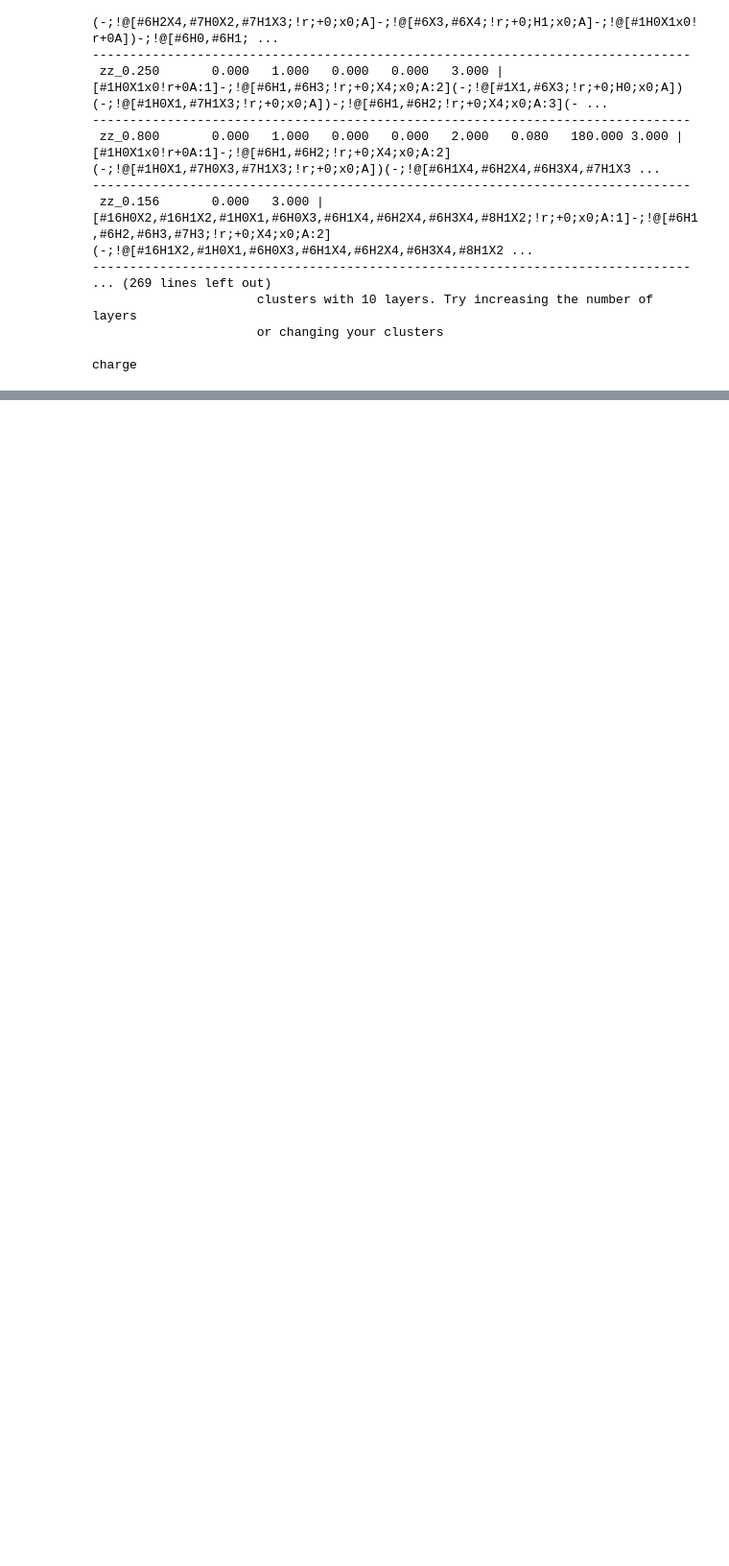
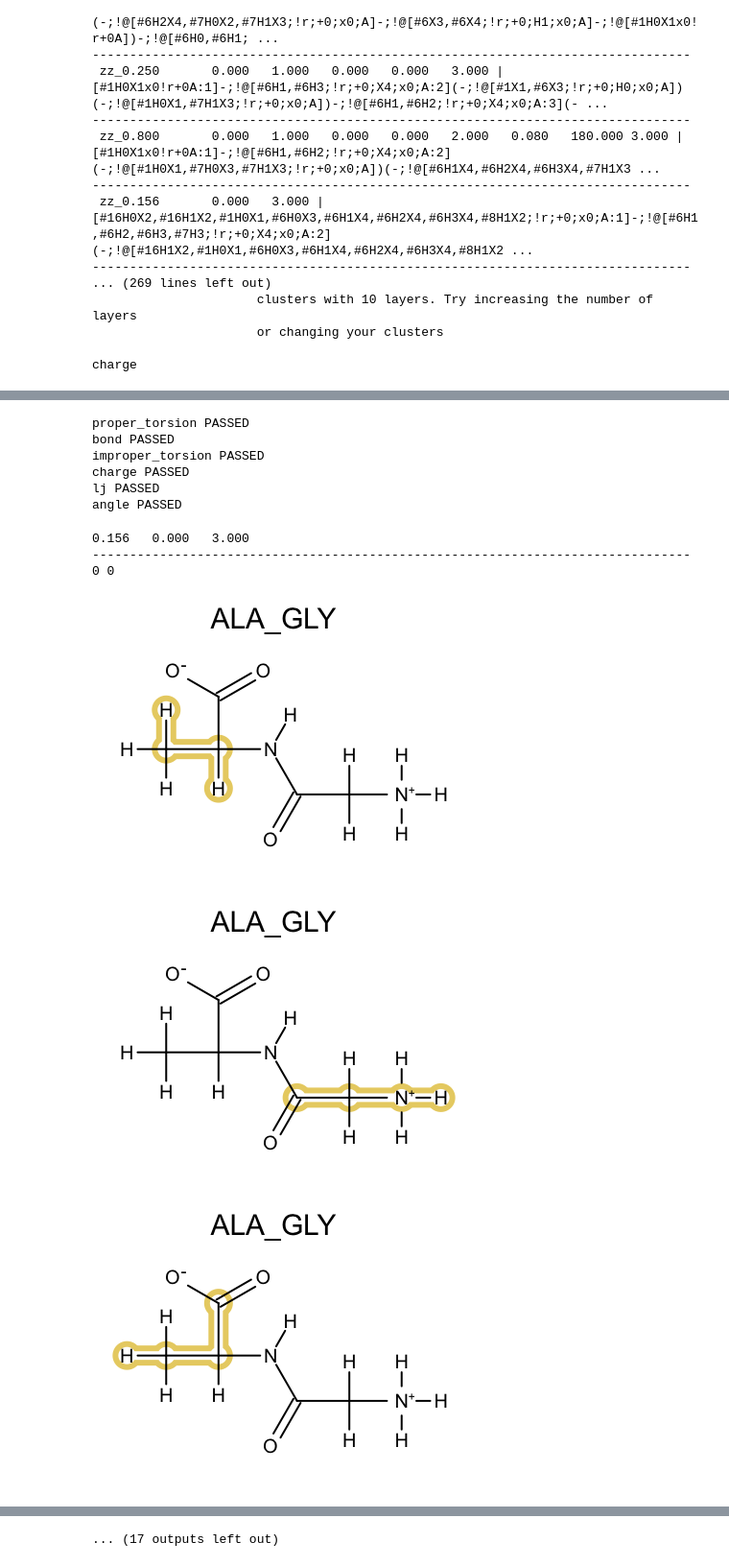
Before and after one commit to MobleyLab/chemper, a Jupyter notebook: examples/typing_proteins/Making_proteins.ipynb, the cells around one changed output, grey strips where cells are left out. Shown at 96% size. Drawn from its saved outputs; the diff is of its cells as text; code cells hidden in the pictures; blank space fills up the shorter version.

```diff
--- a/examples/typing_proteins/Making_proteins.ipynb
+++ b/examples/typing_proteins/Making_proteins.ipynb
@@ -534,0 +773,37 @@ charge
+# %%
+for label, output in smirs.items():
+    if not output.checks:
+        print(label, 'FAILED to make smirks')
+        continue
+    print(label, 'PASSED')
+# %% [output]
+proper_torsion PASSED
+bond PASSED
+improper_torsion PASSED
+charge PASSED
+lj PASSED
+angle PASSED
+# %%
+for c_idx, (p_lab, cluster) in enumerate(ctypes['proper_torsion']):
+    print(p_lab)
+    color = final_colors[c_idx]
+    for mol_idx, atom_indice_list in enumerate(cluster):
+        if len(atom_indice_list) == 0:
+            continue
+        print('-'*80)
+        m = oechem.OEMol(ms[mol_idx])
+        aros = [atom for atom in m.GetAtoms() if atom.IsAromatic()]
+        print(mol_idx, oechem.OECount(m, oechem.OEIsAromaticAtom()))
+
+
+        #m.SetTitle(p_lab)
+        for a_idx, a in enumerate(atom_indice_list):
+            img = depictMatch(m, supH=False, idx_atoms=a, color1=color, width=400, height=300)
+            display(Image(oedepict.OEWriteImageToString("png",img)))
+# %% [output]
+0.156   0.000   3.000
+--------------------------------------------------------------------------------
+0 0
+[figure, added]
+[figure, added]
+[figure, added]
@@ -534,0 +818 @@ charge
+... (17 outputs left out)
```
Also changed, not shown: parts of 30 cells of this notebook.
